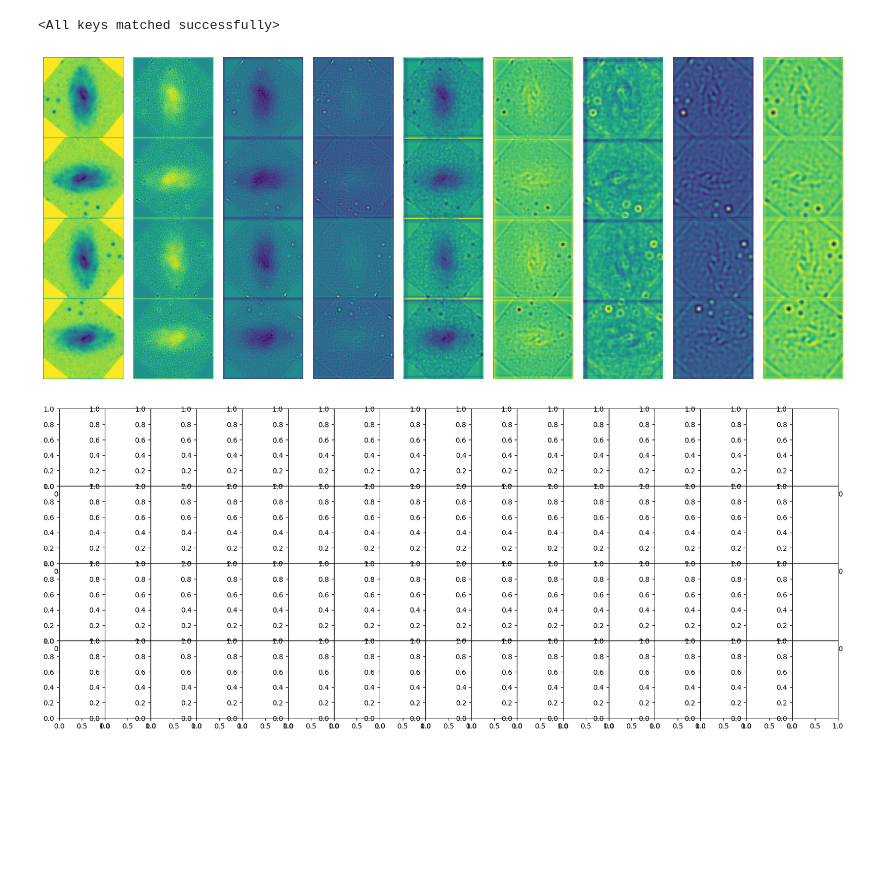
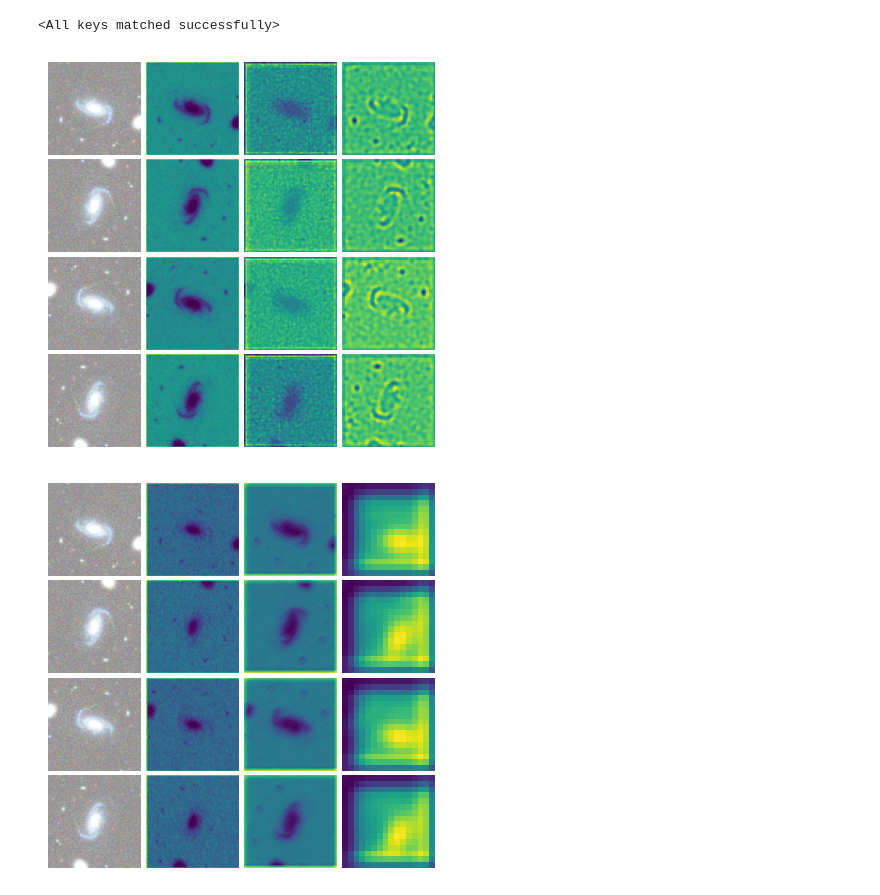
Before and after one commit to snehjp2/GCNNMorphology, a Jupyter notebook: src/notebooks/vis_model.ipynb, the cells around one changed output. Drawn from its saved outputs; the diff is of its cells as text; code cells hidden in the pictures; blank space fills up the shorter version.

```diff
--- a/src/notebooks/vis_model.ipynb
+++ b/src/notebooks/vis_model.ipynb
@@ -24,0 +48,6 @@ images, labels, angles, redshift = next(iter(test_loader))
+# %%
+images, labels = next(iter(test_loader))
+images = images.permute(0,3,1,2).to(torch.float32)
+# %%
+img = add_poisson_noise(images.squeeze().permute(1,2,0), 0.25)
+img = img.unsqueeze(0).permute(0,3,2,1).to(torch.float32)
@@ -79,12 +137,11 @@ def visualize_feature_maps(model, image: torch.tensor, indices=None):
     image_list = [image.squeeze() for image in image_list]
 
     for images in image_list:
-        for layer in conv_layers:
-            # images = e2cnn_nn.GeometricTensor(images, layer.in_type)
+        for i, layer in enumerate(conv_layers):
             images = layer(images)
-            outputs.append(images)
-            names.append(str(layer))
-
+            if i == 0 or i == len(conv_layers) // 2 or i == len(conv_layers) - 1:
+                outputs.append(images)
+                names.append(str(layer))
 
     processed = []
     for feature_map in outputs:
@@ -93,34 +150,34 @@ def visualize_feature_maps(model, image: torch.tensor, indices=None):
         gray_scale = gray_scale / feature_map.shape[0]
         processed.append(gray_scale)
 
-    if indices is not None:
-        processed = [processed[i] for i in indices] + [processed[i+17] for i in indices]
+    images_to_plot = []
 
     num_rows = 4
     num_cols = int(len(processed) / num_rows)
-    fig, axes = plt.subplots(num_rows, num_cols, figsize=(20, 8))
 
-    labels = ['0, 90, 180, 270']
+    for i in range(num_rows):
+        images_to_plot.append(image_list[i].permute(1,2,0).numpy().astype(np.uint8))
+        images_to_plot.extend(processed[i*num_cols:(i+1)*num_cols])
+
+    num_cols = num_cols + 1
+
+    fig, axes = plt.subplots(num_rows, num_cols, figsize=(5, 5))
+    # fig.suptitle('ResNet18 (Noise Level: 75%)', y=0.925, size=10)
+
     for i, ax in enumerate(axes.flatten()):
-        j = 0
         if i < len(images):
-            ax.imshow(processed[i], cmap='viridis')
+            ax.imshow(images_to_plot[i])
+            j += 1
             ax.axis('off')
 
-            if i % num_cols == 0:
-                ax.set_xlabel(f"{labels[j]} degrees", fontsize=14)
-                j += 1
-        else:
-            ax.axis('off')
-
-    fig.subplots_adjust(hspace=0, wspace=0)
-    # plt.legend()
+    fig.subplots_adjust(hspace=0.05, wspace=0.05)
+    # fig.savefig('../../plots/resnet18_75_fm.png', bbox_inches='tight', dpi=300)
     plt.show()
 # %%
-visualize_feature_maps(model, images)
+visualize_feature_maps(model, img)
 # %% [output]
-[figure, old version]
+[figure, new version]
 # %%
-visualize_feature_maps(model_2, images)
+visualize_feature_maps(model_2, img)
 # %% [output]
-[figure, old version]
+[figure, new version]
```
Also changed, not shown: parts of 5 cells of this notebook, 5 other files.
